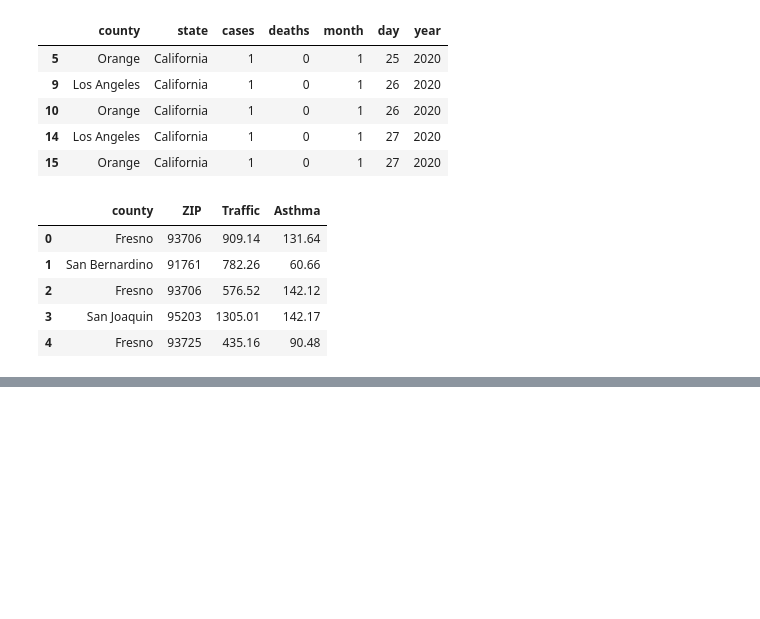
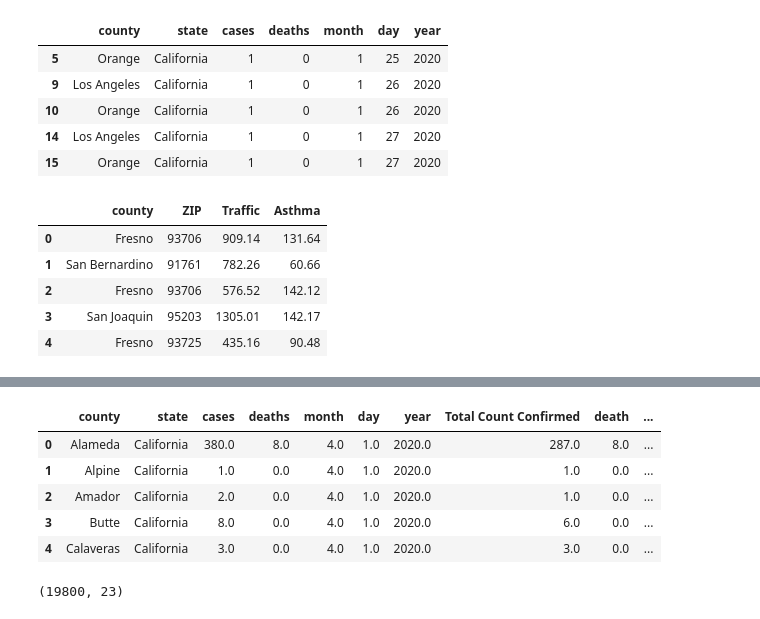
Before and after one commit to salma71/COVID_-LA, a Jupyter notebook: data_expolration.ipynb, the cells around one changed output, grey strips where cells are left out. Cells and saved outputs as stored; diff of their text form; code cells hidden in the pictures; blank space fills up the shorter version.

Commit message:
Finalize the Dataset

```diff
--- a/data_expolration.ipynb
+++ b/data_expolration.ipynb
@@ -290,0 +306,4 @@ merge_inner.shape
+# %%
+merge_inner_2 = pd.concat([census, asthma_by_age])
+display(merge_inner_2.head())
+merge_inner_2.shape
@@ -290,0 +318,12 @@ merge_inner.shape
+# %%
+dataset = pd.concat([merge_inner, merge_inner_2])
+display(dataset.head())
+dataset.shape
+# %% [output]
+|  | county | state | cases | deaths | month | day | year | Total Count Confirmed | death | ... |
+| 0 | Alameda | California | 380.0 | 8.0 | 4.0 | 1.0 | 2020.0 | 287.0 | 8.0 | ... |
+| 1 | Alpine | California | 1.0 | 0.0 | 4.0 | 1.0 | 2020.0 | 1.0 | 0.0 | ... |
+| 2 | Amador | California | 2.0 | 0.0 | 4.0 | 1.0 | 2020.0 | 1.0 | 0.0 | ... |
+| 3 | Butte | California | 8.0 | 0.0 | 4.0 | 1.0 | 2020.0 | 6.0 | 0.0 | ... |
+| 4 | Calaveras | California | 3.0 | 0.0 | 4.0 | 1.0 | 2020.0 | 3.0 | 0.0 | ... |
+(19800, 23)
```
Also changed, not shown: parts of 7 cells of this notebook.
